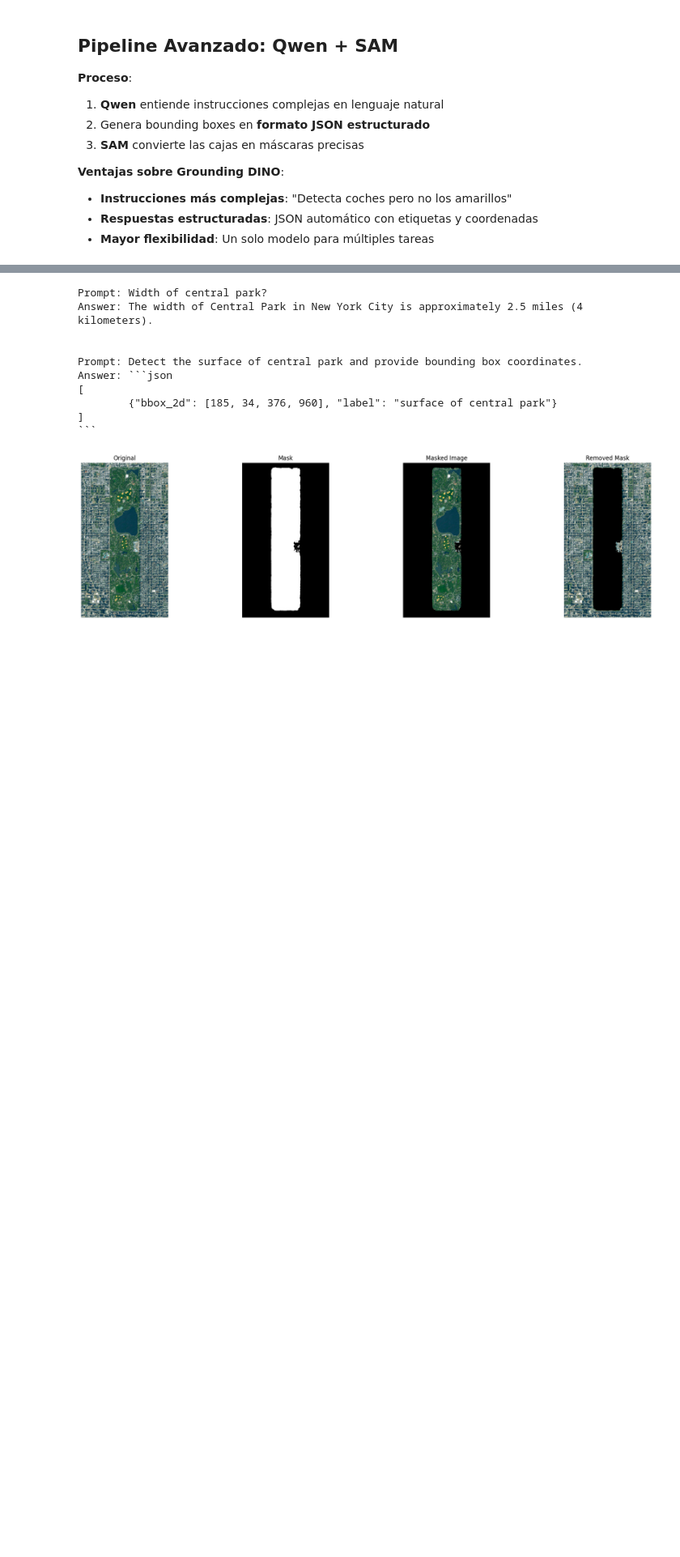
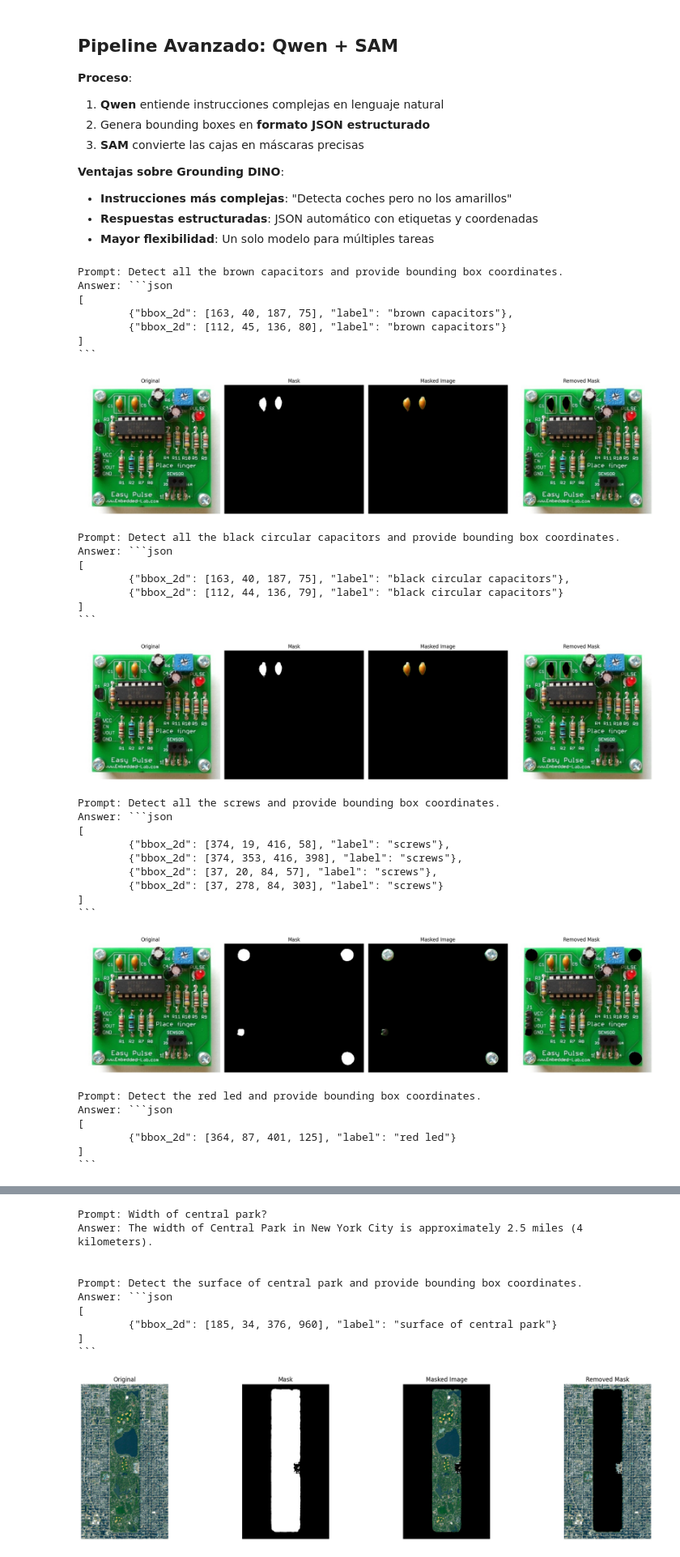
Before and after one commit to sergiovillanueva/prompt_to_mask, a Jupyter notebook: 2_QWEN_SAM.ipynb, the cells around one changed output, grey strips where cells are left out. Shown at 81% size. Drawn from its saved outputs; the diff is of its cells as text; code cells hidden in the pictures; blank space fills up the shorter version.

Commit message:
Update execution counts, enhance image loading, and modify return statements in GD_SAM.ipynb and QWEN_SAM.ipynb

````diff
--- a/2_QWEN_SAM.ipynb
+++ b/2_QWEN_SAM.ipynb
@@ -251,33 +254,71 @@ def segment_objects(image, prompt):
         for i in range(len(boxes)):
             detection_masks = masks[0][i].cpu().numpy()
             best_idx = iou_scores[0][i].argmax()
             final_mask += detection_masks[best_idx]
 
 
     final_mask = np.clip(final_mask, 0, 1)
 
     fig, axes = plt.subplots(1, 4, figsize=(20, 5))
     axes[0].imshow(image)
     axes[0].set_title("Original")
     axes[0].axis("off")
     axes[1].imshow(final_mask, cmap="gray")
     axes[1].set_title("Mask")
     axes[1].axis("off")
     masked_img = np.array(image) * final_mask[:,:,None]
     axes[2].imshow(masked_img.astype(np.uint8))
     axes[2].set_title("Masked Image")
     axes[2].axis("off")
     inverted_mask = 1 - final_mask
     removed_img = np.array(image) * inverted_mask[:,:,None]
     axes[3].imshow(removed_img.astype(np.uint8))
     axes[3].set_title("Removed Mask")
     axes[3].axis("off")
     plt.tight_layout()
     plt.show()
 
     return final_mask
 
 
-segment_objects(image_person_cars, "Detect cars but not the yellow ones and provide bounding box coordinates.")
-# segment_objects(image_fruits, "Detect the fruits that are from New Zealand and provide bounding box coordinates.")
-# segment_objects(image_fruits, "Detect the fruits that are from Valencia and provide bounding box coordinates.")
+# mask = segment_objects(image_person_cars, "Detect cars but not the yellow ones and provide bounding box coordinates.")
+# mask = segment_objects(image_fruits, "Detect the fruits that are from New Zealand and provide bounding box coordinates.")
+# mask = segment_objects(image_fruits, "Detect the fruits that are from Valencia and provide bounding box coordinates.")
+
+# mask = segment_objects(image_board, "Detect all the brown capacitors and provide bounding box coordinates.")
+# mask = segment_objects(image_board, "Detect all the screws and provide bounding box coordinates.")
+# mask = segment_objects(image_board, "Detect the red led and provide bounding box coordinates.")
+# mask = segment_objects(image_board, "Detect the chip and provide bounding box coordinates.")
+# %% [output]
+Prompt: Detect all the brown capacitors and provide bounding box coordinates.
+Answer: ```json
+[
+        {"bbox_2d": [163, 40, 187, 75], "label": "brown capacitors"},
+        {"bbox_2d": [112, 45, 136, 80], "label": "brown capacitors"}
+]
+```
+[figure, added]
+Prompt: Detect all the black circular capacitors and provide bounding box coordinates.
+Answer: ```json
+[
+        {"bbox_2d": [163, 40, 187, 75], "label": "black circular capacitors"},
+        {"bbox_2d": [112, 44, 136, 79], "label": "black circular capacitors"}
+]
+```
+[figure, added]
+Prompt: Detect all the screws and provide bounding box coordinates.
+Answer: ```json
+[
+        {"bbox_2d": [374, 19, 416, 58], "label": "screws"},
+        {"bbox_2d": [374, 353, 416, 398], "label": "screws"},
+        {"bbox_2d": [37, 20, 84, 57], "label": "screws"},
+        {"bbox_2d": [37, 278, 84, 303], "label": "screws"}
+]
+```
+[figure, added]
+Prompt: Detect the red led and provide bounding box coordinates.
+Answer: ```json
+[
+        {"bbox_2d": [364, 87, 401, 125], "label": "red led"}
+]
+```
````
Also changed, not shown: parts of 2 cells of this notebook, 2 other files.
